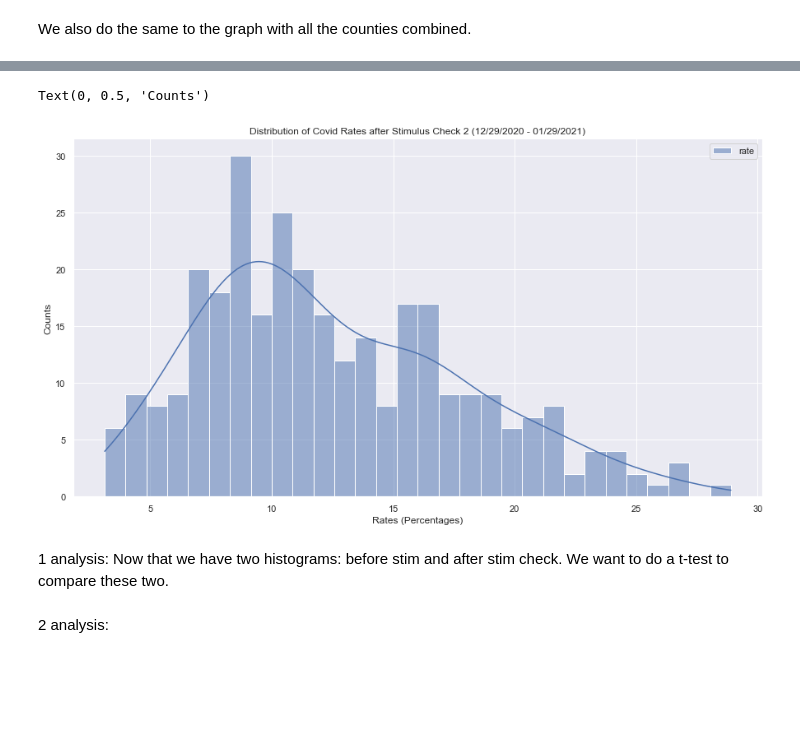
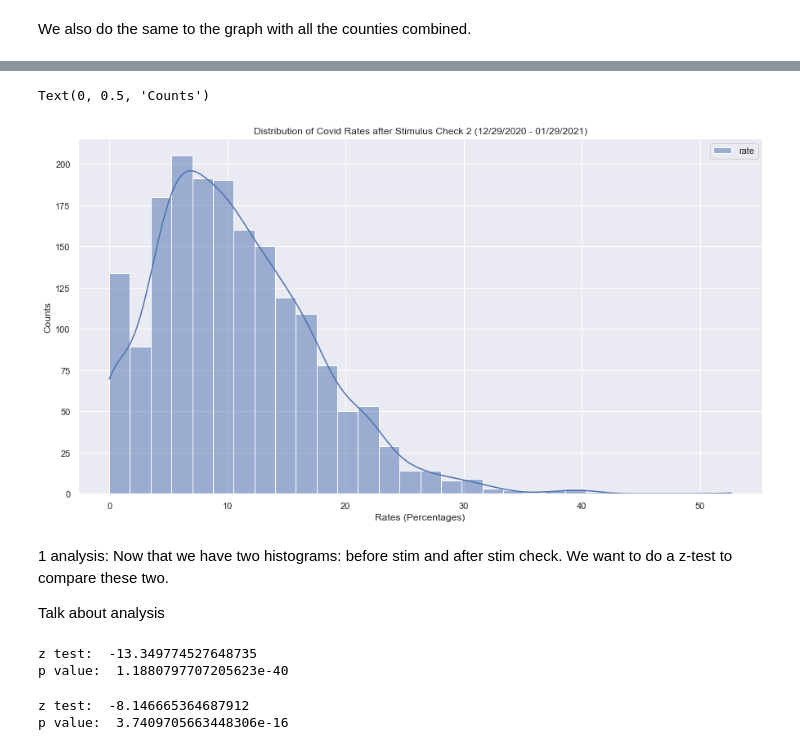
Before and after one commit to j3li/-Analysis-of-Covid-Stimulus-Checks-and-Covid-Positivity-Rates, a Jupyter notebook: EDACheckpointGroup035-Wi22.ipynb, the cells around one changed output, grey strips where cells are left out. Cells and saved outputs as stored; diff of their text form; code cells hidden in the pictures; blank space fills up the shorter version.

Commit message:
added z test

```diff
--- a/EDACheckpointGroup035-Wi22.ipynb
+++ b/EDACheckpointGroup035-Wi22.ipynb
@@ -40,6 +41,7 @@ covid_df = covid_df.loc[(covid_df['date'] >= '2020-03-01') & (covid_df['date'] <
 covid_df = covid_df.reset_index()
 covid_df = covid_df.drop(columns=['index'])
 covid_df['date'] = pd.to_datetime(covid_df['date'], format='%Y-%m-%d')
+covid_df = covid_df.dropna()
 covid_df
 # %% [output]
 |  | date | county | rate |
@@ -307,7 +309,7 @@ after_stim_1
 # '2020-12-29'), dates.datestr2num('2021-01-15'
 
 before_stim_2 = covid_df[(covid_df['date'] < '2020-12-29') & (covid_df['date'] >= '2020-11-29')]
-after_stim_2 = covid_df_subset[(covid_df_subset['date'] >= '2020-12-29') & (covid_df_subset['date'] < '2021-01-29')]
+after_stim_2 = covid_df[(covid_df['date'] >= '2020-12-29') & (covid_df['date'] < '2021-01-29')]
 # %%
 # Histogram before the first stim check
 sns.set(rc = {'figure.figsize':(15,8)})
@@ -347,16 +349,38 @@ Text(0, 0.5, 'Counts')
 # %%
 # Histogram after the second stim check
 sns.set(rc = {'figure.figsize':(15,8)})
 
-before_stim_1_hist = sns.histplot(after_stim_2, bins = 30, kde = True)
+after_stim_2_hist = sns.histplot(after_stim_2, bins = 30, kde = True)
 
 plt.title('Distribution of Covid Rates after Stimulus Check 2 (12/29/2020 - 01/29/2021)')
 plt.xlabel('Rates (Percentages)')
 plt.ylabel('Counts')
 # %% [output]
 Text(0, 0.5, 'Counts')
-[figure, old version]
+[figure, new version]
 # %% [markdown]
-1 analysis: Now that we have two histograms: before stim and after stim check. We want to do a t-test to compare these two.
+1 analysis: Now that we have two histograms: before stim and after stim check. We want to do a z-test to compare these two.
+
+Talk about analysis
-# %% [markdown]
-2 analysis:
+# %%
+before_stim_1_rates = np.array(before_stim_1['rate'])
+before_stim_1_rates
+
+after_stim_1_rates = np.array(after_stim_1['rate'])
+test_stat_1, p_val_1 = ztest(after_stim_1_rates, value = np.mean(before_stim_1_rates))
+print('z test: ', test_stat_1)
+print('p value: ', p_val_1)
+# %% [output]
+z test:  -13.349774527648735
+p value:  1.1880797707205623e-40
+# %%
+before_stim_2_rates = np.array(before_stim_2['rate'])
+before_stim_2_rates
+
+after_stim_2_rates = np.array(after_stim_2['rate'])
+test_stat_2, p_val_2 = ztest(after_stim_2_rates, value = np.mean(before_stim_2_rates))
+print('z test: ', test_stat_2)
+print('p value: ', p_val_2)
+# %% [output]
+z test:  -8.146665364687912
+p value:  3.7409705663448306e-16
```
Also changed, not shown: parts of 11 cells of this notebook.
